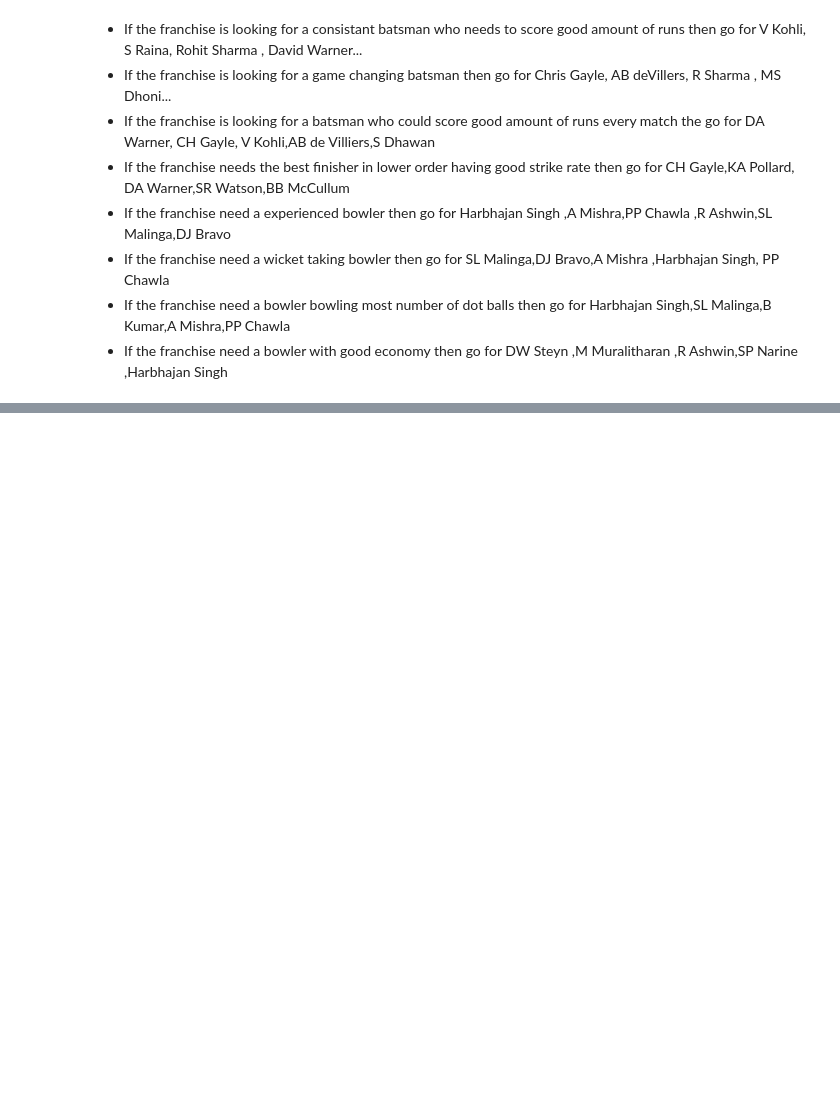
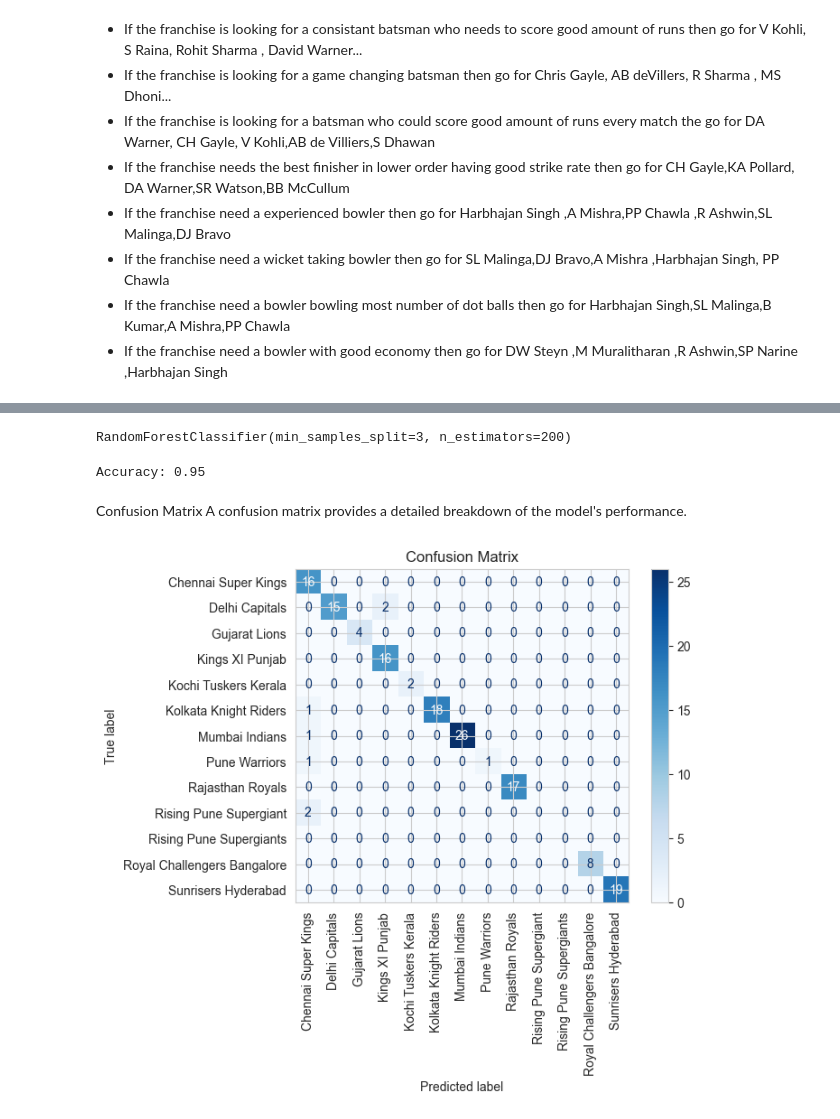
Before and after one commit to Kushal997-das/Project-Guidance, a Jupyter notebook: Machine Learning and Data Science/Advanced/EXPLORATORY DATA ANALYSIS (SPORTS)/Sports.ipynb, the cells around one changed output, grey strips where cells are left out. Saved outputs shown, nothing was run; the diff lists cells and outputs as text; code cells hidden in the pictures; blank space fills up the shorter version.

```diff
--- a/Machine Learning and Data Science/Advanced/EXPLORATORY DATA ANALYSIS (SPORTS)/Sports.ipynb
+++ b/Machine Learning and Data Science/Advanced/EXPLORATORY DATA ANALYSIS (SPORTS)/Sports.ipynb
@@ -667,0 +810,3 @@ best_bowling_strike_rate.head().style.applymap(highlight_cols, subset=pd.IndexSl
+# %%
+from sklearn.model_selection import train_test_split
+x_train, x_test, y_train, y_test = train_test_split(X, y, train_size = 0.8)
@@ -667,0 +817,3 @@ best_bowling_strike_rate.head().style.applymap(highlight_cols, subset=pd.IndexSl
+# %%
+from sklearn.ensemble import RandomForestClassifier
+model = RandomForestClassifier(n_estimators=200,min_samples_split=3,                               max_features = "sqrt")
@@ -667,0 +822,6 @@ best_bowling_strike_rate.head().style.applymap(highlight_cols, subset=pd.IndexSl
+# %%
+model.fit(x_train, y_train)
+# %% [output]
+RandomForestClassifier(min_samples_split=3, n_estimators=200)
+# %%
+y_pred = model.predict(x_test)
@@ -667,0 +831,19 @@ best_bowling_strike_rate.head().style.applymap(highlight_cols, subset=pd.IndexSl
+# %%
+from sklearn.metrics import accuracy_score
+ac = accuracy_score(y_test, y_pred)
+print(f'Accuracy: {ac:.2f}')
+# %% [output]
+Accuracy: 0.95
+# %% [markdown]
+Confusion Matrix
+A confusion matrix provides a detailed breakdown of the model's performance.
+# %%
+from sklearn.metrics import confusion_matrix, ConfusionMatrixDisplay
+
+cm = confusion_matrix(y_test, y_pred, labels=model.classes_)
+disp = ConfusionMatrixDisplay(confusion_matrix=cm, display_labels=le.classes_)
+disp.plot(cmap=plt.cm.Blues, xticks_rotation='vertical')
+plt.title("Confusion Matrix")
+plt.show()
+# %% [output]
+[figure, added]
```
Also changed, not shown: parts of 36 cells of this notebook.
